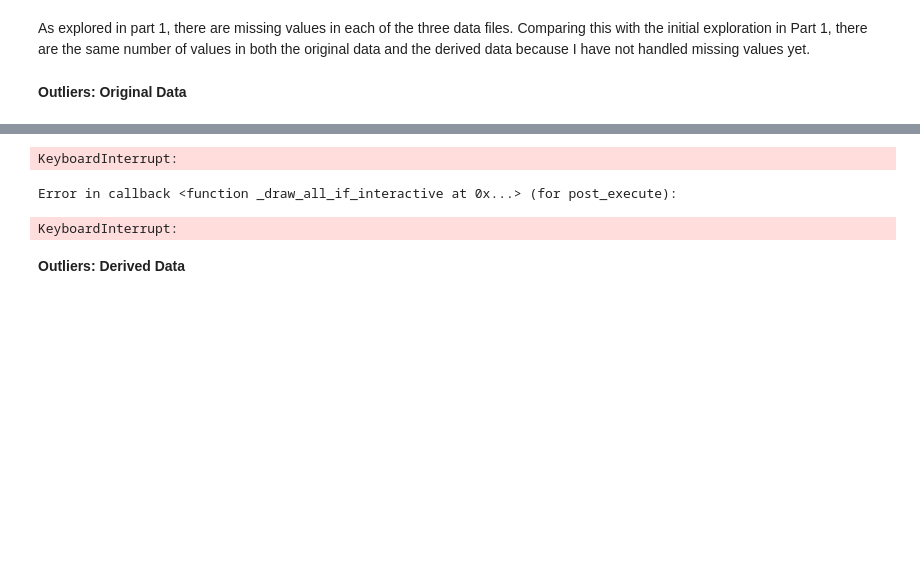
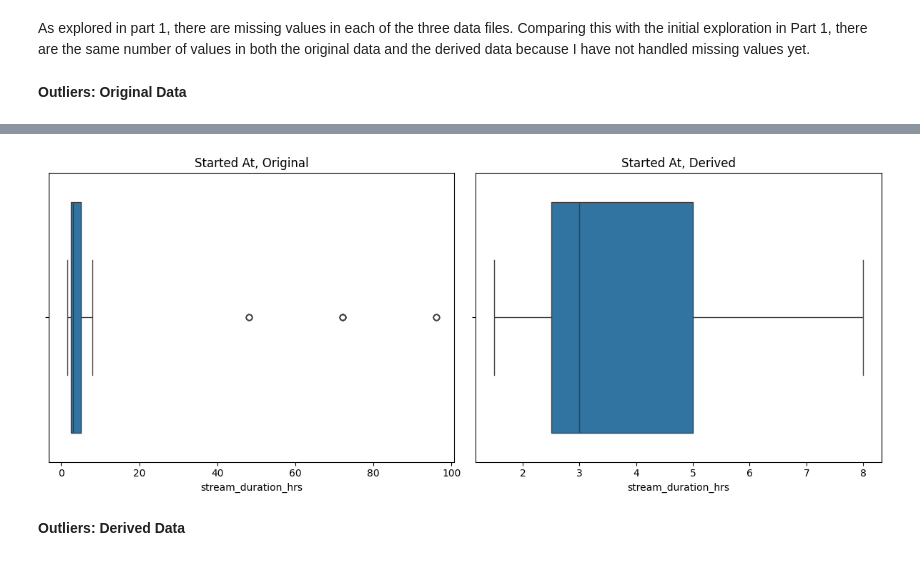
Before and after one commit to zlwym/Assignment01_IAT461, a Jupyter notebook: IAT461-Assignment01-Scaffold.ipynb, the cells around one changed output, grey strips where cells are left out. Saved outputs shown, nothing was run; the diff lists cells and outputs as text; code cells hidden in the pictures; blank space fills up the shorter version.

```diff
--- a/IAT461-Assignment01-Scaffold.ipynb
+++ b/IAT461-Assignment01-Scaffold.ipynb
@@ -1388,26 +1390,24 @@ outliers = df[(df['column'] < lower_bound) | (df['column'] > upper_bound)]
 # %%
 fig, axes = plt.subplots(1, 2, figsize=(12, 5))
 
 sns.boxplot(
-    data=sessionsOriginal,
-    x='started_at',
+    data=streamsOriginal,
+    x='stream_duration_hrs',
     ax=axes[0]
 )
 axes[0].set_title('Started At, Original')
 
 sns.boxplot(
-    data=sessions,
-    x='started_at',
+    data=streams,
+    x='stream_duration_hrs',
     ax=axes[1]
 )
 axes[1].set_title('Started At, Derived')
 
 plt.tight_layout()
 plt.show()
 # %% [output]
-KeyboardInterrupt:
-Error in callback <function _draw_all_if_interactive at 0x...> (for post_execute):
-KeyboardInterrupt:
+[figure, added]
 # %% [markdown]
 **Outliers: Derived Data**
 # %% [markdown]
```
Also changed, not shown: parts of 1 cell of this notebook.
